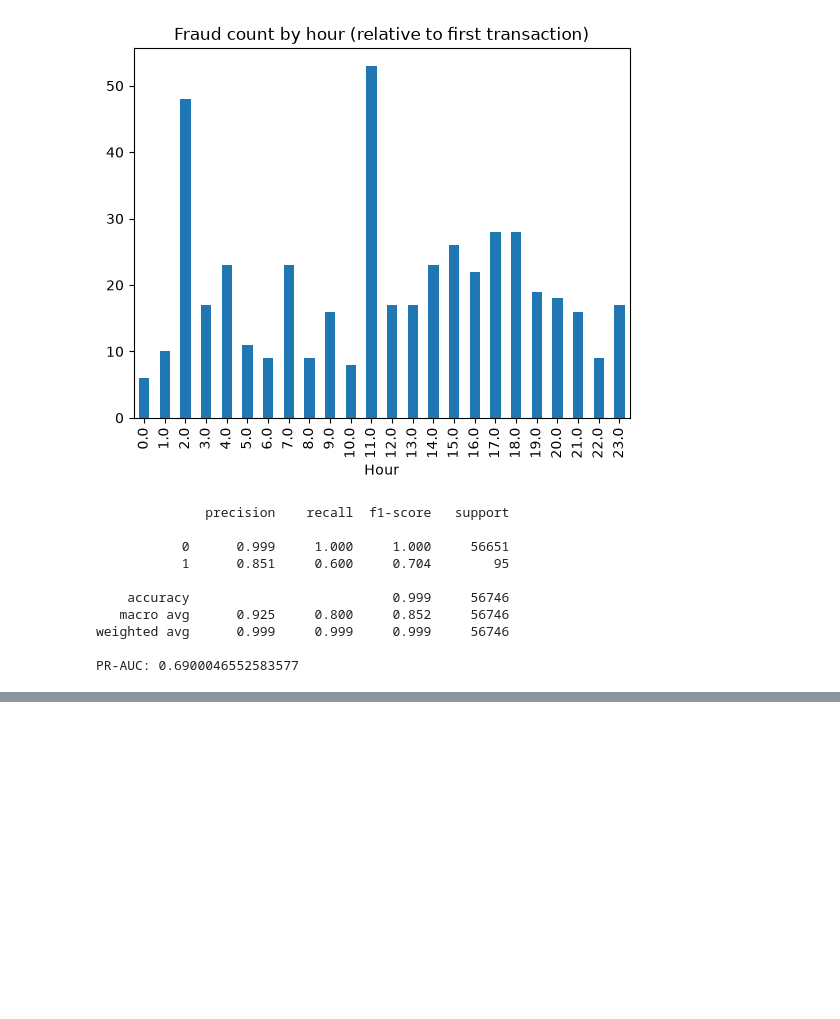
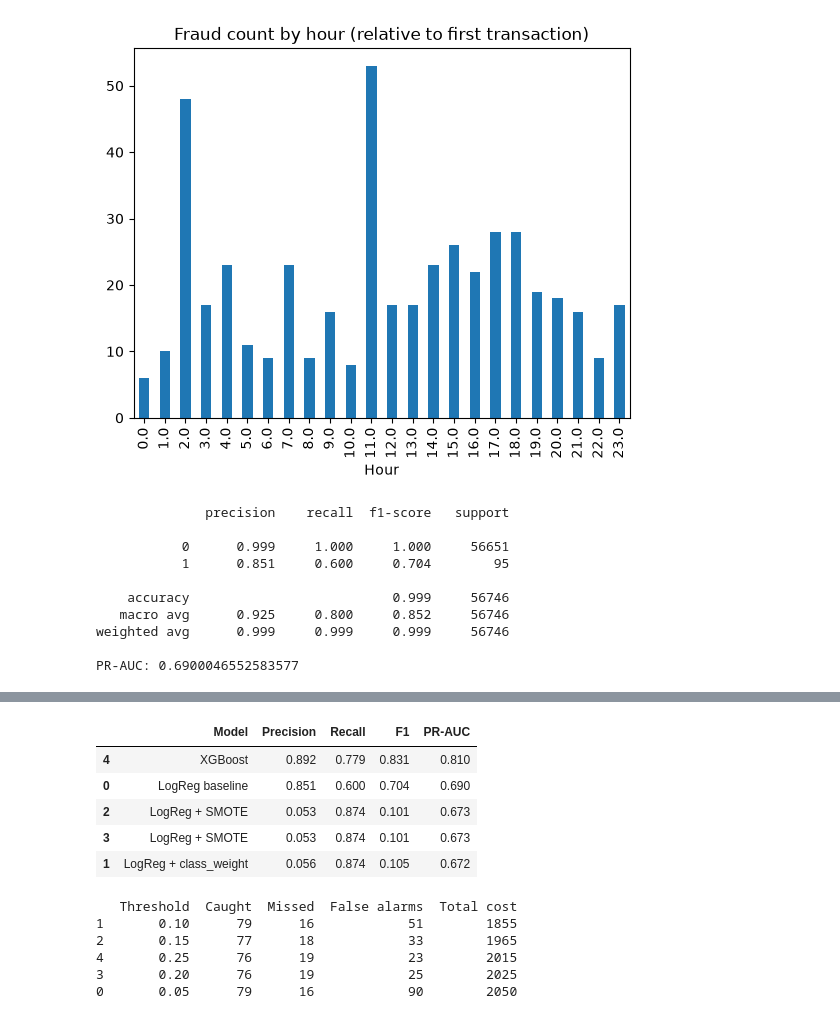
Before and after one commit to jay-aviral/credit-card-fraud-detection, a Jupyter notebook: 01_eda.ipynb, the cells around one changed output, grey strips where cells are left out. Drawn from its saved outputs; the diff is of its cells as text; code cells hidden in the pictures; blank space fills up the shorter version.

```diff
--- a/01_eda.ipynb
+++ b/01_eda.ipynb
@@ -301,0 +330,60 @@ pd.DataFrame(results).sort_values("PR-AUC", ascending=False)
+# %%
+from imblearn.over_sampling import SMOTE
+
+X_res, y_res = SMOTE(random_state=42).fit_resample(X_train, y_train)
+lr_s = LogisticRegression(max_iter=1000)
+lr_s.fit(X_res, y_res)
+results.append(evaluate("LogReg + SMOTE", lr_s))
+# %%
+from imblearn.over_sampling import SMOTE
+
+X_res, y_res = SMOTE(random_state=42).fit_resample(X_train, y_train)
+lr_s = LogisticRegression(max_iter=1000)
+lr_s.fit(X_res, y_res)
+results.append(evaluate("LogReg + SMOTE", lr_s))
+# %%
+from xgboost import XGBClassifier
+
+ratio = (y_train == 0).sum() / (y_train == 1).sum()
+xgb = XGBClassifier(n_estimators=300, max_depth=4, learning_rate=0.1,
+                    scale_pos_weight=ratio, eval_metric="aucpr",
+                    n_jobs=-1, random_state=42)
+xgb.fit(X_train, y_train)
+results.append(evaluate("XGBoost", xgb))
+# %%
+import pandas as pd
+pd.DataFrame(results).sort_values("PR-AUC", ascending=False)
+# %% [output]
+|  | Model | Precision | Recall | F1 | PR-AUC |
+| 4 | XGBoost | 0.892 | 0.779 | 0.831 | 0.810 |
+| 0 | LogReg baseline | 0.851 | 0.600 | 0.704 | 0.690 |
+| 2 | LogReg + SMOTE | 0.053 | 0.874 | 0.101 | 0.673 |
+| 3 | LogReg + SMOTE | 0.053 | 0.874 | 0.101 | 0.673 |
+| 1 | LogReg + class_weight | 0.056 | 0.874 | 0.105 | 0.672 |
+# %%
+import numpy as np
+
+proba = xgb.predict_proba(X_test)[:, 1]
+amounts = X_test["Amount"].values  # note: scaled earlier, see below
+
+COST_FALSE_ALARM = 5      # assumed cost per blocked genuine transaction (review + customer friction)
+COST_MISSED_FRAUD = 100   # assumed average loss per missed fraud
+
+rows = []
+for t in np.arange(0.05, 0.96, 0.05):
+    pred = (proba >= t).astype(int)
+    fp = ((pred == 1) & (y_test == 0)).sum()
+    fn = ((pred == 0) & (y_test == 1)).sum()
+    tp = ((pred == 1) & (y_test == 1)).sum()
+    rows.append({"Threshold": round(t, 2), "Caught": tp, "Missed": fn,
+                 "False alarms": fp, "Total cost": fp * COST_FALSE_ALARM + fn * COST_MISSED_FRAUD})
+
+cost_df = pd.DataFrame(rows)
+print(cost_df.sort_values("Total cost").head())
+# %% [output]
+   Threshold  Caught  Missed  False alarms  Total cost
+1       0.10      79      16            51        1855
+2       0.15      77      18            33        1965
+4       0.25      76      19            23        2015
+3       0.20      76      19            25        2025
+0       0.05      79      16            90        2050
```
Also changed, not shown: parts of 3 cells of this notebook.
